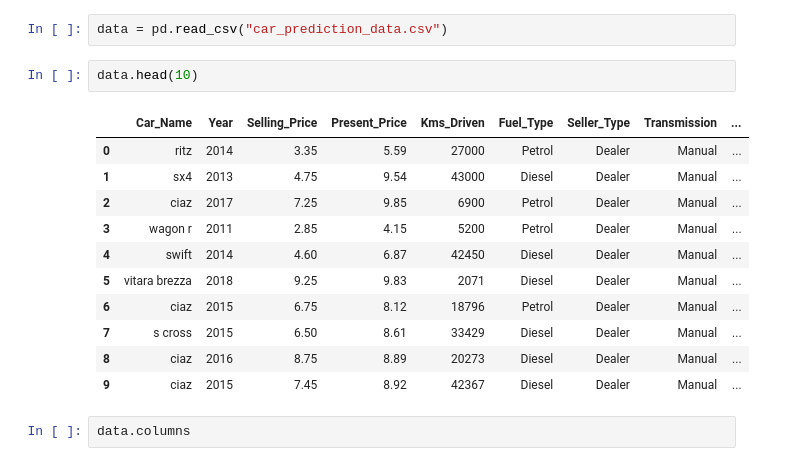
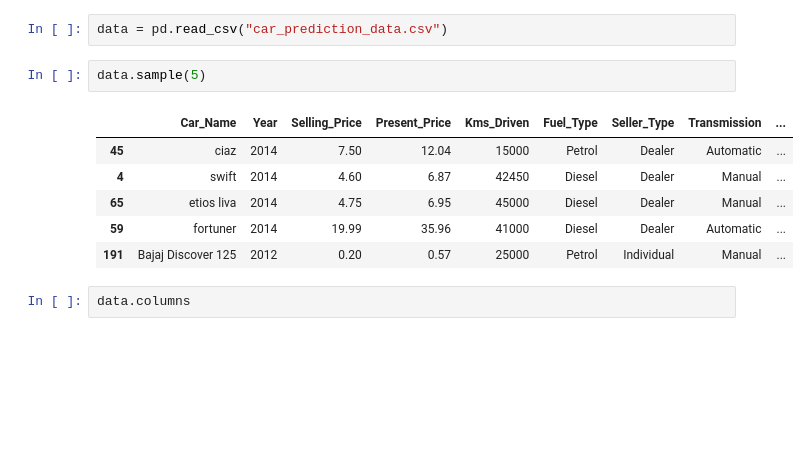
Before and after one commit to nikeshgamal24/Car-Price-Prediction-Project, a Jupyter notebook: Car_Price_Prediction_Regression_Project.ipynb, the cells around one changed output. Cells and saved outputs as stored; diff of their text form; blank space fills up the shorter version.

```diff
--- a/Car_Price_Prediction_Regression_Project.ipynb
+++ b/Car_Price_Prediction_Regression_Project.ipynb
@@ -13,20 +13,15 @@ warnings.filterwarnings
 https://www.kaggle.com/datasets/bhavikjikadara/car-price-prediction-dataset/data
 # %%
 data = pd.read_csv("car_prediction_data.csv")
-# %%
-data.head(10)
-# %% [output]
-|  | Car_Name | Year | Selling_Price | Present_Price | Kms_Driven | Fuel_Type | Seller_Type | Transmission | ... |
-| 0 | ritz | 2014 | 3.35 | 5.59 | 27000 | Petrol | Dealer | Manual | ... |
-| 1 | sx4 | 2013 | 4.75 | 9.54 | 43000 | Diesel | Dealer | Manual | ... |
-| 2 | ciaz | 2017 | 7.25 | 9.85 | 6900 | Petrol | Dealer | Manual | ... |
-| 3 | wagon r | 2011 | 2.85 | 4.15 | 5200 | Petrol | Dealer | Manual | ... |
-| 4 | swift | 2014 | 4.60 | 6.87 | 42450 | Diesel | Dealer | Manual | ... |
-| 5 | vitara brezza | 2018 | 9.25 | 9.83 | 2071 | Diesel | Dealer | Manual | ... |
-| 6 | ciaz | 2015 | 6.75 | 8.12 | 18796 | Petrol | Dealer | Manual | ... |
-| 7 | s cross | 2015 | 6.50 | 8.61 | 33429 | Diesel | Dealer | Manual | ... |
-| 8 | ciaz | 2016 | 8.75 | 8.89 | 20273 | Diesel | Dealer | Manual | ... |
-| 9 | ciaz | 2015 | 7.45 | 8.92 | 42367 | Diesel | Dealer | Manual | ... |
+# %%
+data.sample(5)
+# %% [output]
+|  | Car_Name | Year | Selling_Price | Present_Price | Kms_Driven | Fuel_Type | Seller_Type | Transmission | ... |
+| 45 | ciaz | 2014 | 7.50 | 12.04 | 15000 | Petrol | Dealer | Automatic | ... |
+| 4 | swift | 2014 | 4.60 | 6.87 | 42450 | Diesel | Dealer | Manual | ... |
+| 65 | etios liva | 2014 | 4.75 | 6.95 | 45000 | Diesel | Dealer | Manual | ... |
+| 59 | fortuner | 2014 | 19.99 | 35.96 | 41000 | Diesel | Dealer | Automatic | ... |
+| 191 | Bajaj Discover 125 | 2012 | 0.20 | 0.57 | 25000 | Petrol | Individual | Manual | ... |
 # %%
 data.columns
 # %% [output]
```
Also changed, not shown: parts of 22 cells of this notebook.
